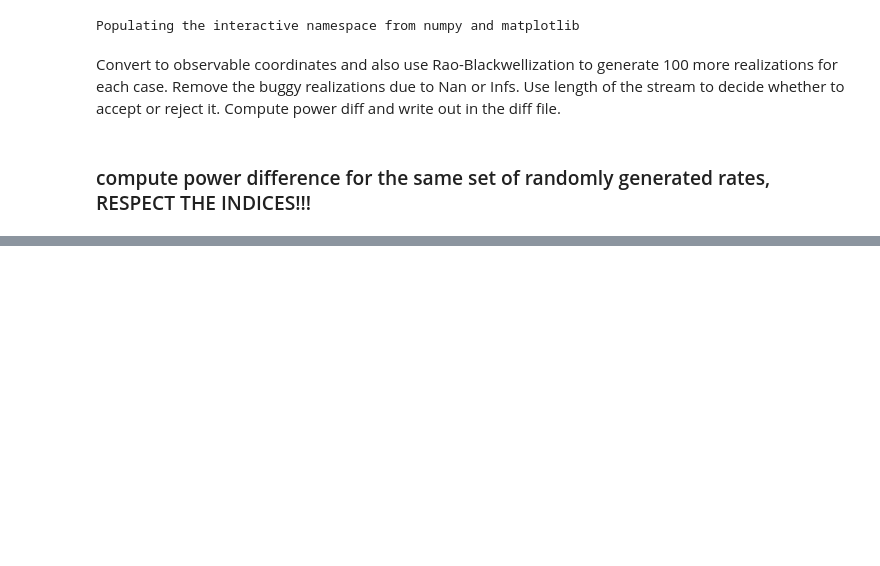
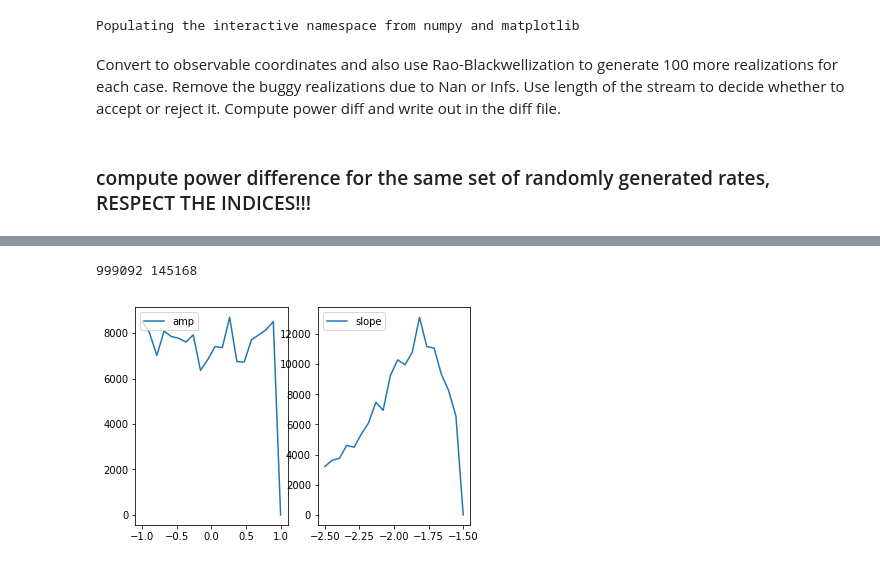
Before and after one commit to nbanik/Analyze_GD-1, a Jupyter notebook: ABC.ipynb, the cells around one changed output, grey strips where cells are left out. Drawn from its saved outputs; the diff is of its cells as text; code cells hidden in the pictures; blank space fills up the shorter version.

Commit message:
amp_slope

```diff
--- a/ABC.ipynb
+++ b/ABC.ipynb
@@ -1024,0 +1171,77 @@ figure = corner.corner(data1,labels=[r'x$_{1}$',r'x$_{2}$',r'x$_{3}$',r'x$_{4}$'
+# %%
+#read the diff file and construct the posterior after combining both the leading and trailing arm
+
+dir2 = 'dens_Omega/sims_for_ABC_amp_slope/'
+gap_width=12.
+c0kpc=2.02*10**(-13)
+
+abc_diff_tr=np.loadtxt(dir2 + 'TEST_ABC_vary_amp_slope_power_diff_{}degcut_trailing_lenthreshold{}_NRaoBlackwell{}.dat'.format(gap_width,0.2,100),delimiter=',',skiprows=1)
+abc_diff_le=np.loadtxt(dir2 + 'TEST_ABC_vary_amp_slope_power_diff_{}degcut_leading_lenthreshold{}_NRaoBlackwell{}.dat'.format(gap_width,0.2,100),delimiter=',',skiprows=1)
+
+tol_tr_hi=0.6
+tol_tr_med=0.5
+tol_tr_lo=0.4
+
+
+tol_le_hi=0.6
+tol_le_med=0.5
+tol_le_lo=0.4
+
+
+accepted_slope=[]
+accepted_amp=[]
+
+NN=len(abc_diff_tr)
+
+
+for ii in range(NN):
+    #print (abc_diff[ii])
+    slope=abc_diff_tr[ii][0]
+    amp=abc_diff_tr[ii][1]
+
+    #Trailing
+    diff_tr_hi=abc_diff_tr[ii][2]
+    diff_tr_med=abc_diff_tr[ii][3]
+    diff_tr_lo=abc_diff_tr[ii][4]
+
+    #Leading
+    diff_le_hi=abc_diff_le[ii][2]
+    diff_le_med=abc_diff_le[ii][3]
+    diff_le_lo=abc_diff_le[ii][4]
+
+    #print (diff_hi,diff_med,diff_lo)
+    if (diff_tr_hi < tol_tr_hi) and (diff_tr_med < tol_tr_med) and (diff_tr_lo < tol_tr_lo) and (diff_le_hi < tol_le_hi) and (diff_le_med < tol_le_med) and (diff_le_lo < tol_le_lo):
+    #if (diff_le_hi < tol_le_hi) and (diff_le_med < tol_le_med) and (diff_le_lo < tol_le_lo):
+        accepted_slope.append(slope)
+        accepted_amp.append(np.log10(amp/c0kpc))
+
+print (len(abc_diff_tr), len(accepted_slope))
+# %% [output]
+999092 145168
+# %%
+rr_amp=np.linspace(-1.,1.,20)
+rr_slope=np.linspace(-2.5,-1.5,20)
+
+bw_amp=rr_amp[1]-rr_amp[0]
+bw_slope=rr_slope[1]-rr_slope[0]
+
+
+rredge_amp=[rr_amp[0] + i*bw_amp for i in range(len(rr_amp)+1)]
+rredge_slope=[rr_slope[0] + i*bw_slope for i in range(len(rr_slope)+1)]
+
+#print (rredge)
+
+count_slope,bin_edge=np.histogram(accepted_slope,rredge_slope)
+count_amp,bin_edge=np.histogram(accepted_amp,rredge_amp)
+
+plt.figure()
+plt.subplot(1,2,1)
+plt.plot(rr_amp,count_amp,label=r'amp')
+plt.legend(loc='upper left')
+plt.subplot(1,2,2)
+plt.plot(rr_slope,count_slope,label=r'slope')
+plt.legend(loc='upper left')
+
+plt.show()
+# %% [output]
+[figure, added]
```
Also changed, not shown: parts of 13 cells of this notebook.
